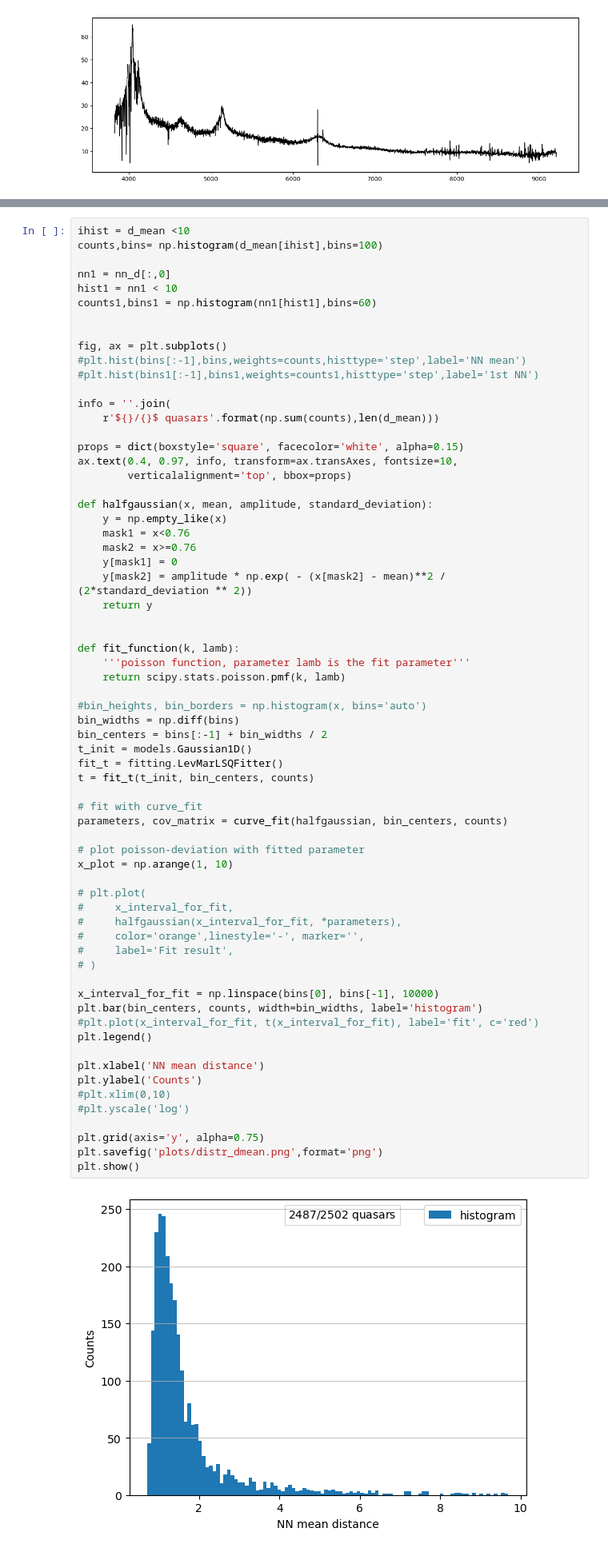
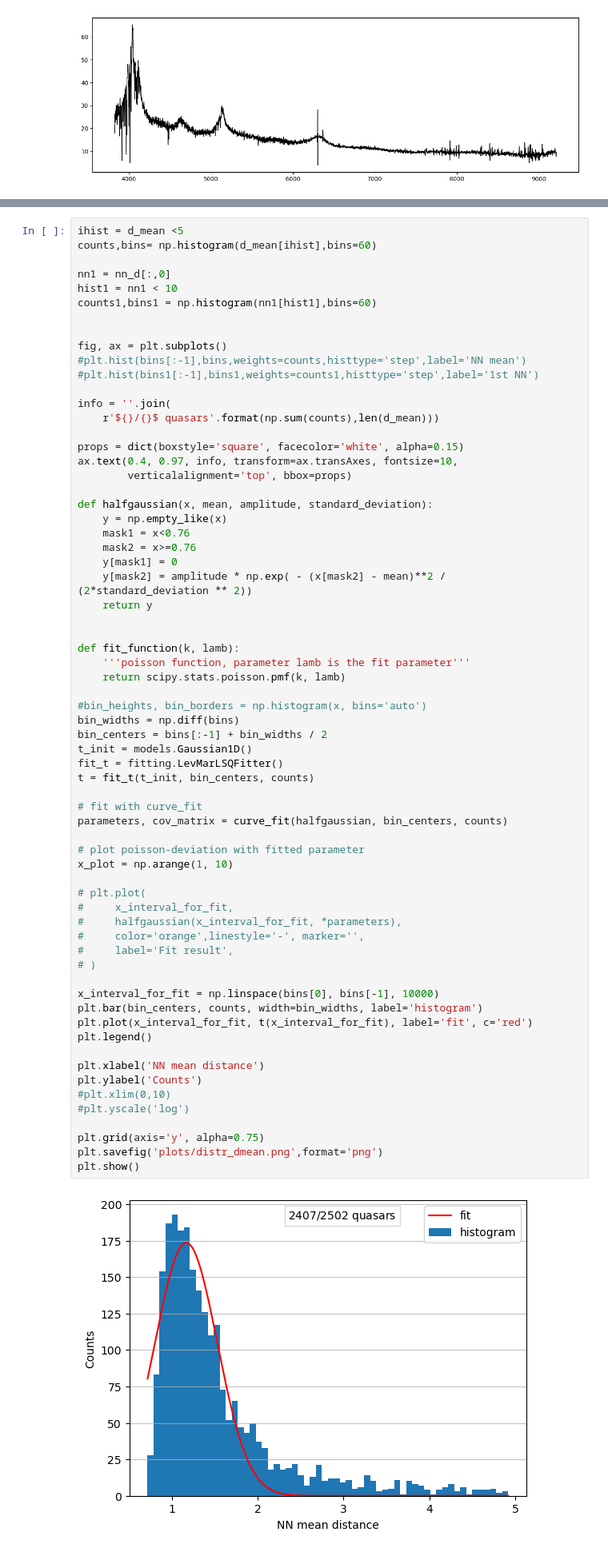
Before and after one commit to bartiosz/qso_nn, a Jupyter notebook: notebook.ipynb, the cells around one changed output, grey strips where cells are left out. Shown: that part at 80% size. Cells and saved outputs as stored; diff of their text form.

Commit message:
notebook update
most NN plot

```diff
--- a/notebook.ipynb
+++ b/notebook.ipynb
@@ -274,6 +343,6 @@ Counter({110799.0: 24,
 # %%
-ihist = d_mean <10
-counts,bins= np.histogram(d_mean[ihist],bins=100)
+ihist = d_mean <5
+counts,bins= np.histogram(d_mean[ihist],bins=60)
 
 nn1 = nn_d[:,0]
 hist1 = nn1 < 10
@@ -310,35 +379,35 @@ bin_centers = bins[:-1] + bin_widths / 2
 t_init = models.Gaussian1D()
 fit_t = fitting.LevMarLSQFitter()
 t = fit_t(t_init, bin_centers, counts)
 
 # fit with curve_fit
 parameters, cov_matrix = curve_fit(halfgaussian, bin_centers, counts)
 
 # plot poisson-deviation with fitted parameter
 x_plot = np.arange(1, 10)
 
 # plt.plot(
 #     x_interval_for_fit,
 #     halfgaussian(x_interval_for_fit, *parameters),
 #     color='orange',linestyle='-', marker='',
 #     label='Fit result',
 # )
 
 x_interval_for_fit = np.linspace(bins[0], bins[-1], 10000)
 plt.bar(bin_centers, counts, width=bin_widths, label='histogram')
-#plt.plot(x_interval_for_fit, t(x_interval_for_fit), label='fit', c='red')
+plt.plot(x_interval_for_fit, t(x_interval_for_fit), label='fit', c='red')
 plt.legend()
 
 plt.xlabel('NN mean distance')
 plt.ylabel('Counts')
 #plt.xlim(0,10)
 #plt.yscale('log')
 
 plt.grid(axis='y', alpha=0.75)
 plt.savefig('plots/distr_dmean.png',format='png')
 plt.show()
 # %% [output]
-[figure, old version]
+[figure, new version]
 # %%
 fpath= '/media/bartosz/Volume/BOSS_DR14/data/fits/dpx25/'
 
```
Also changed, not shown: parts of 4 cells of this notebook.
